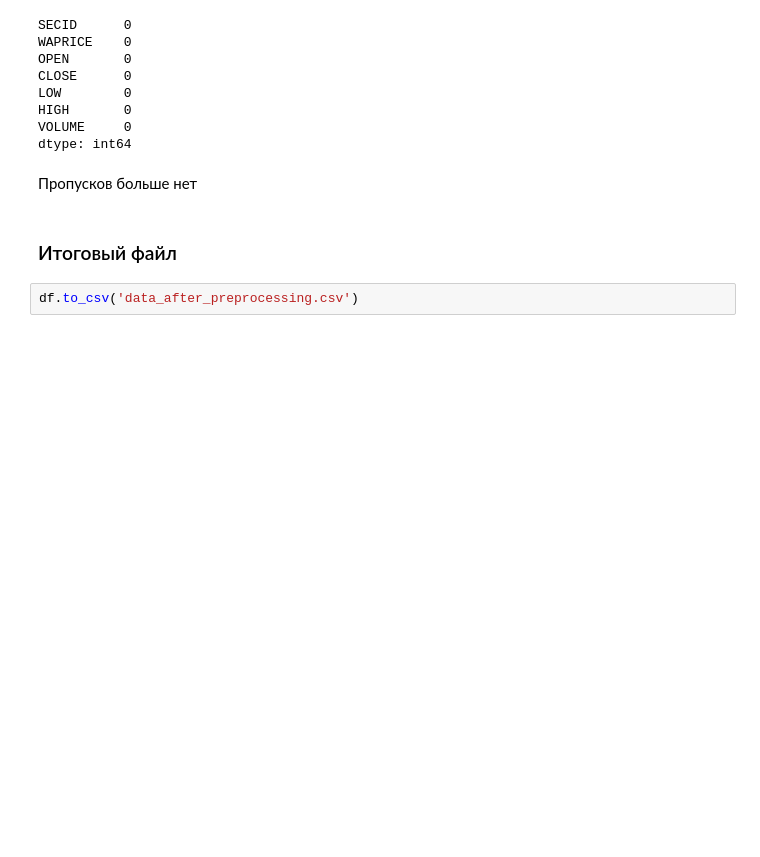
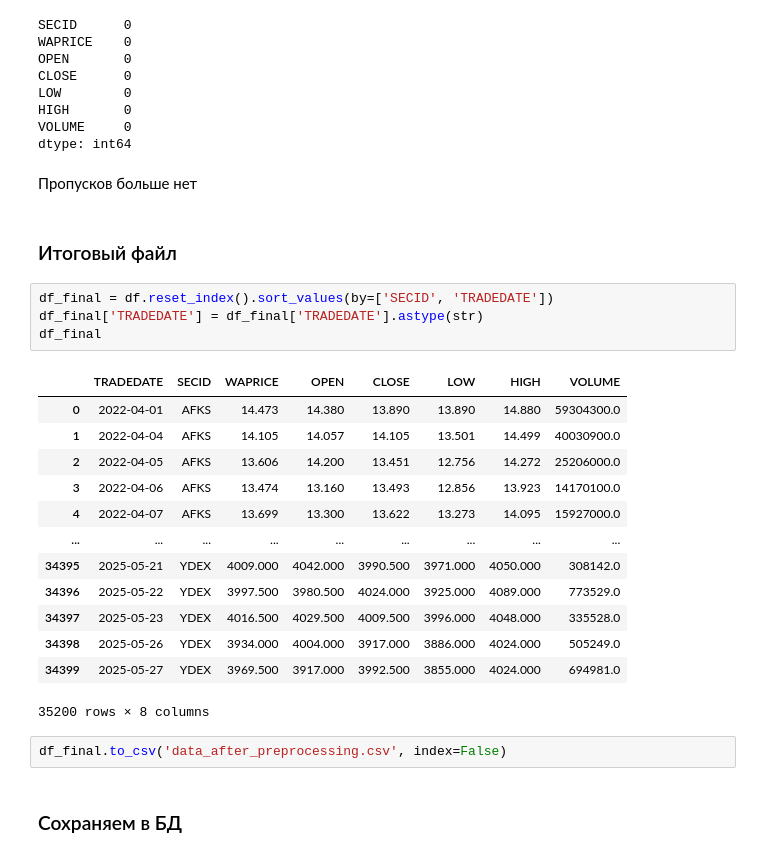
Before and after one commit to Zianielir/prediction_of_share_prices_service, a Jupyter notebook: data_acquisition.ipynb, the cells around one changed output. Drawn from its saved outputs; the diff is of its cells as text; blank space fills up the shorter version.

```diff
--- a/data_acquisition.ipynb
+++ b/data_acquisition.ipynb
@@ -582,5 +654,25 @@ dtype: int64
 Пропусков больше нет
 # %% [markdown]
 ### Итоговый файл
+# %%
+df_final = df.reset_index().sort_values(by=['SECID', 'TRADEDATE'])
+df_final['TRADEDATE'] = df_final['TRADEDATE'].astype(str)
+df_final
+# %% [output]
+|  | TRADEDATE | SECID | WAPRICE | OPEN | CLOSE | LOW | HIGH | VOLUME |
+| 0 | 2022-04-01 | AFKS | 14.473 | 14.380 | 13.890 | 13.890 | 14.880 | 59304300.0 |
+| 1 | 2022-04-04 | AFKS | 14.105 | 14.057 | 14.105 | 13.501 | 14.499 | 40030900.0 |
+| 2 | 2022-04-05 | AFKS | 13.606 | 14.200 | 13.451 | 12.756 | 14.272 | 25206000.0 |
+| 3 | 2022-04-06 | AFKS | 13.474 | 13.160 | 13.493 | 12.856 | 13.923 | 14170100.0 |
+| 4 | 2022-04-07 | AFKS | 13.699 | 13.300 | 13.622 | 13.273 | 14.095 | 15927000.0 |
+| ... | ... | ... | ... | ... | ... | ... | ... | ... |
+| 34395 | 2025-05-21 | YDEX | 4009.000 | 4042.000 | 3990.500 | 3971.000 | 4050.000 | 308142.0 |
+| 34396 | 2025-05-22 | YDEX | 3997.500 | 3980.500 | 4024.000 | 3925.000 | 4089.000 | 773529.0 |
+| 34397 | 2025-05-23 | YDEX | 4016.500 | 4029.500 | 4009.500 | 3996.000 | 4048.000 | 335528.0 |
+| 34398 | 2025-05-26 | YDEX | 3934.000 | 4004.000 | 3917.000 | 3886.000 | 4024.000 | 505249.0 |
+| 34399 | 2025-05-27 | YDEX | 3969.500 | 3917.000 | 3992.500 | 3855.000 | 4024.000 | 694981.0 |
+35200 rows × 8 columns
 # %%
-df.to_csv('data_after_preprocessing.csv')
+df_final.to_csv('data_after_preprocessing.csv', index=False)
+# %% [markdown]
+### Сохраняем в БД
```
Also changed, not shown: parts of 34 cells of this notebook, 2 other files.
